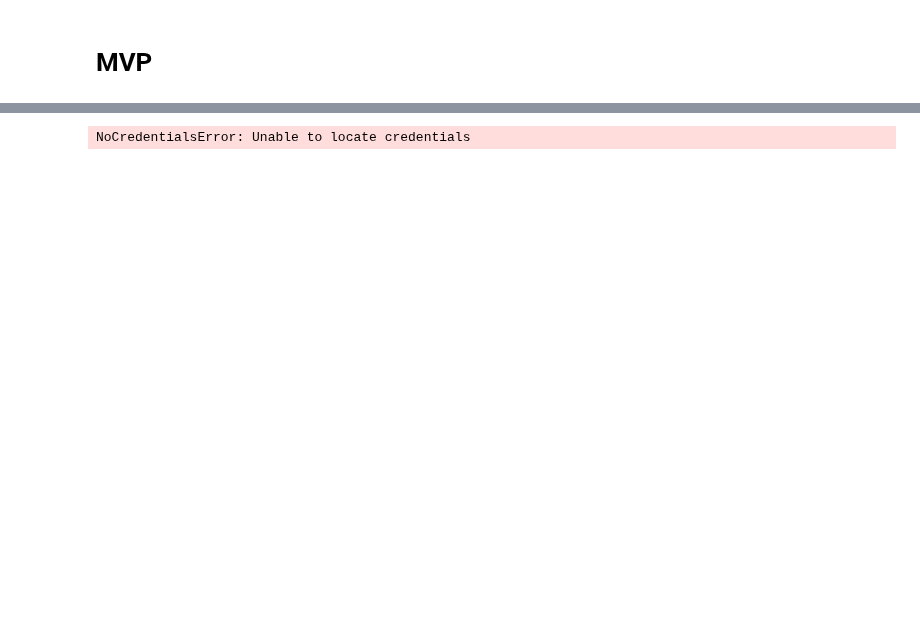
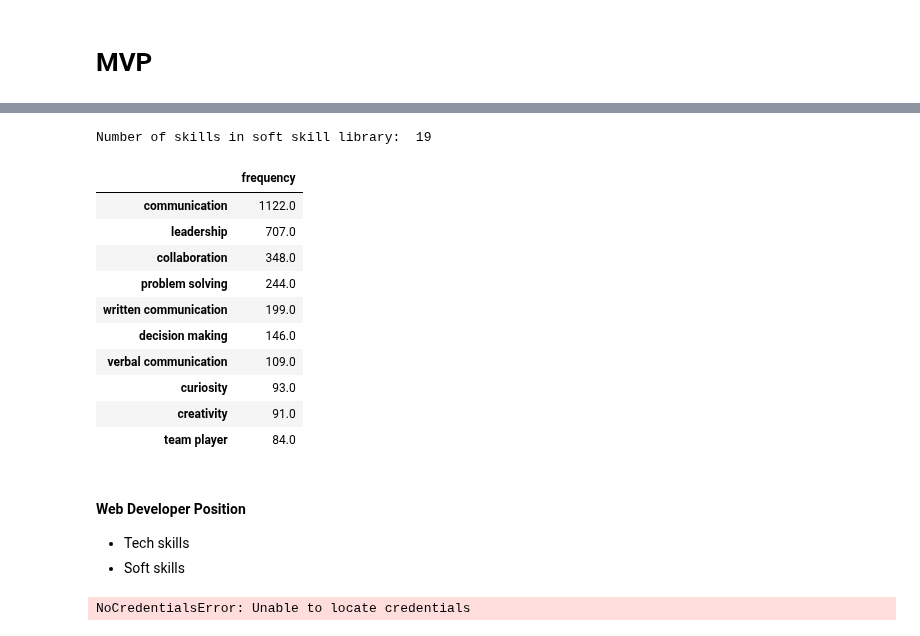
Before and after one commit to Blue-Owl-Data/Job-Search-Dashboard, a Jupyter notebook: MVP.ipynb, the cells around one changed output, grey strips where cells are left out. Saved outputs shown, nothing was run; the diff lists cells and outputs as text; code cells hidden in the pictures; blank space fills up the shorter version.

```diff
--- a/MVP.ipynb
+++ b/MVP.ipynb
@@ -28,3 +268,34 @@ pd.read_json("df_ds_tx_prepared.json")
+# %%
+# Create a soft skill library
+soft_library = ['critical thinking','communication','problem solving','teamwork','ethics','business acumen',
+                'interpersonal skills','curiosity','storytelling','adaptability','team player','collaboration',
+                'time management','leadership','domain knowledge','creativity','decision making',
+                'verbal communication','written communication']
+# %%
+# Print the number of skills in the library
+print("Number of skills in soft skill library: ", len(soft_library))
+
+# Print the top 10 needed soft skills
+
+ds_top_soft = MVP_explore.top_skills(df_ds, 10, soft_library)
+ds_top_soft
+# %% [output]
+Number of skills in soft skill library:  19
+|  | frequency |
+| communication | 1122.0 |
+| leadership | 707.0 |
+| collaboration | 348.0 |
+| problem solving | 244.0 |
+| written communication | 199.0 |
+| decision making | 146.0 |
+| verbal communication | 109.0 |
+| curiosity | 93.0 |
+| creativity | 91.0 |
+| team player | 84.0 |
+# %% [markdown]
+#### Web Developer Position
+- Tech skills
+- Soft skills
 # %%
 def upload_to_S3_bucket(file_name, bucket='dspreparedjobpostings', object_name=None):
     """
```
Also changed, not shown: parts of 28 cells of this notebook.
